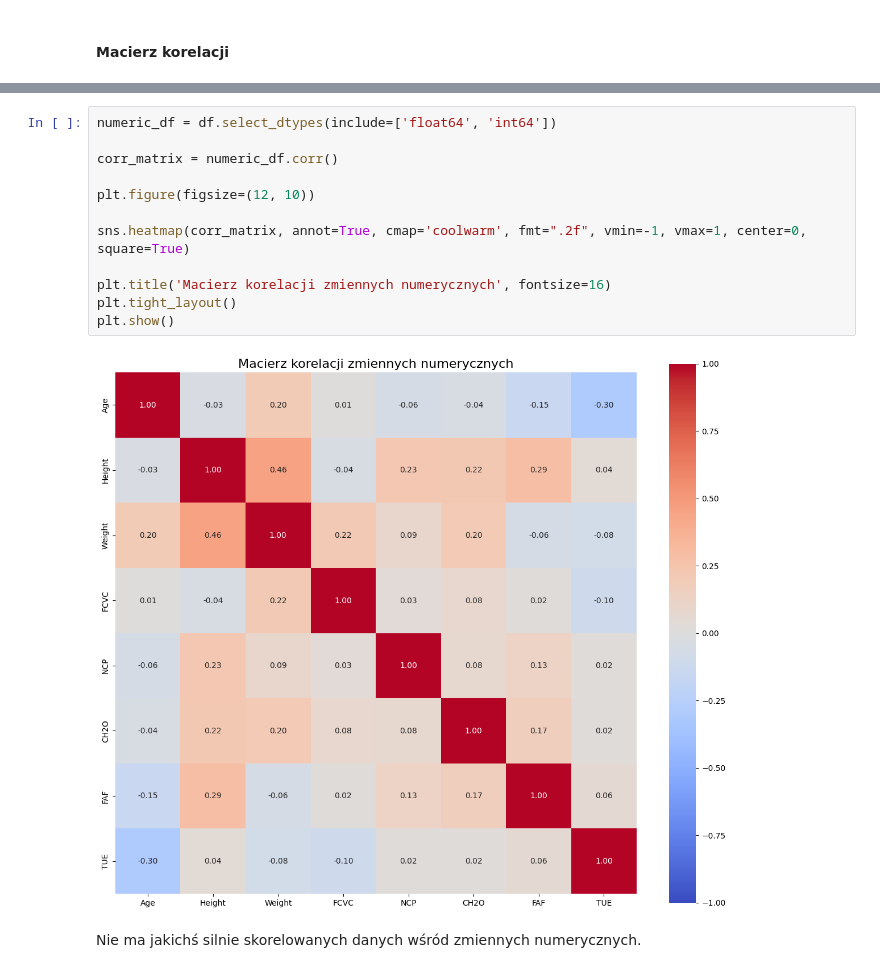
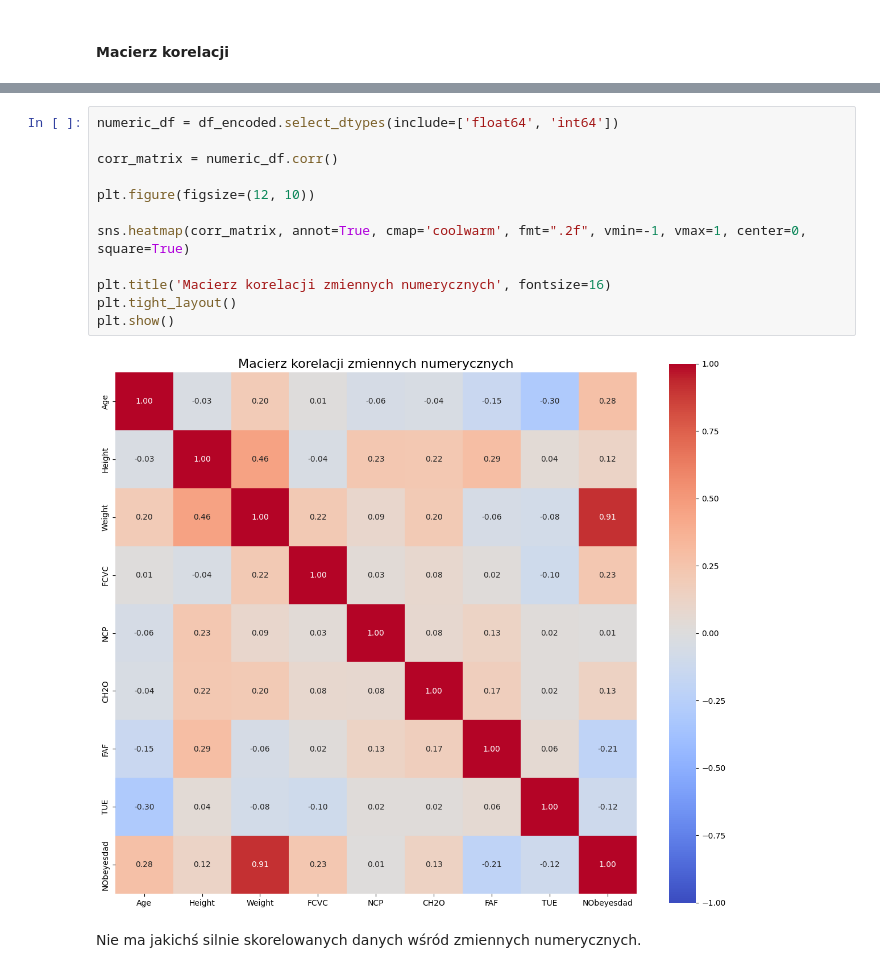
Before and after one commit to Zajecia-na-PWr-LR/lista-5-swientyk, a Jupyter notebook: lab05-ensemble.ipynb, the cells around one changed output, grey strips where cells are left out. Cells and saved outputs as stored; diff of their text form.

```diff
--- a/lab05-ensemble.ipynb
+++ b/lab05-ensemble.ipynb
@@ -236,17 +249,17 @@ plt.show()
 # %%
-numeric_df = df.select_dtypes(include=['float64', 'int64'])
+numeric_df = df_encoded.select_dtypes(include=['float64', 'int64'])
 
 corr_matrix = numeric_df.corr()
 
 plt.figure(figsize=(12, 10))
 
 sns.heatmap(corr_matrix, annot=True, cmap='coolwarm', fmt=".2f", vmin=-1, vmax=1, center=0, square=True)
 
 plt.title('Macierz korelacji zmiennych numerycznych', fontsize=16)
 plt.tight_layout()
 plt.show()
 # %% [output]
-[figure, old version]
+[figure, new version]
 # %% [markdown]
 Nie ma jakichś silnie skorelowanych danych wśród zmiennych numerycznych.
 # %% [markdown]
```
Also changed, not shown: parts of 2 cells of this notebook.
